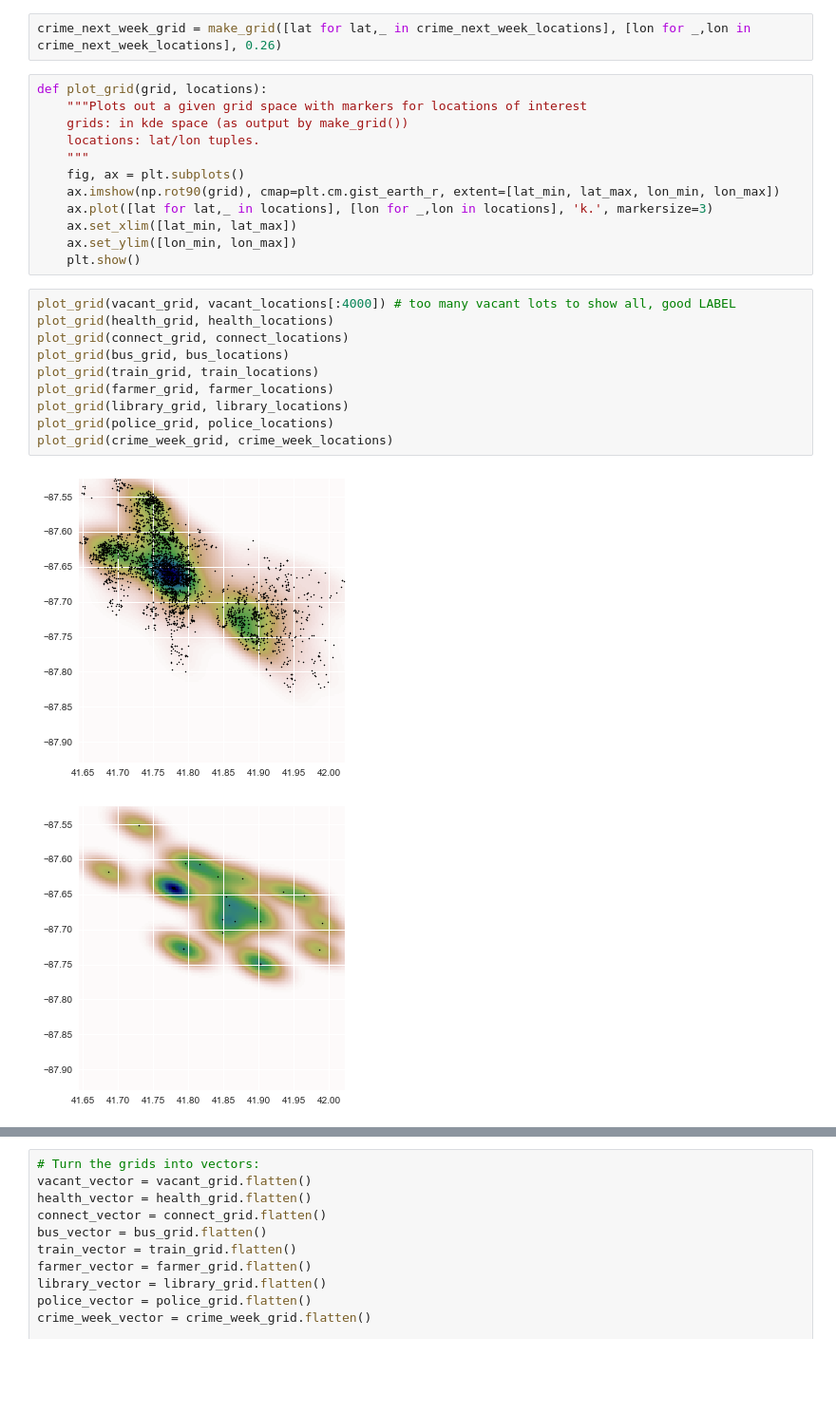
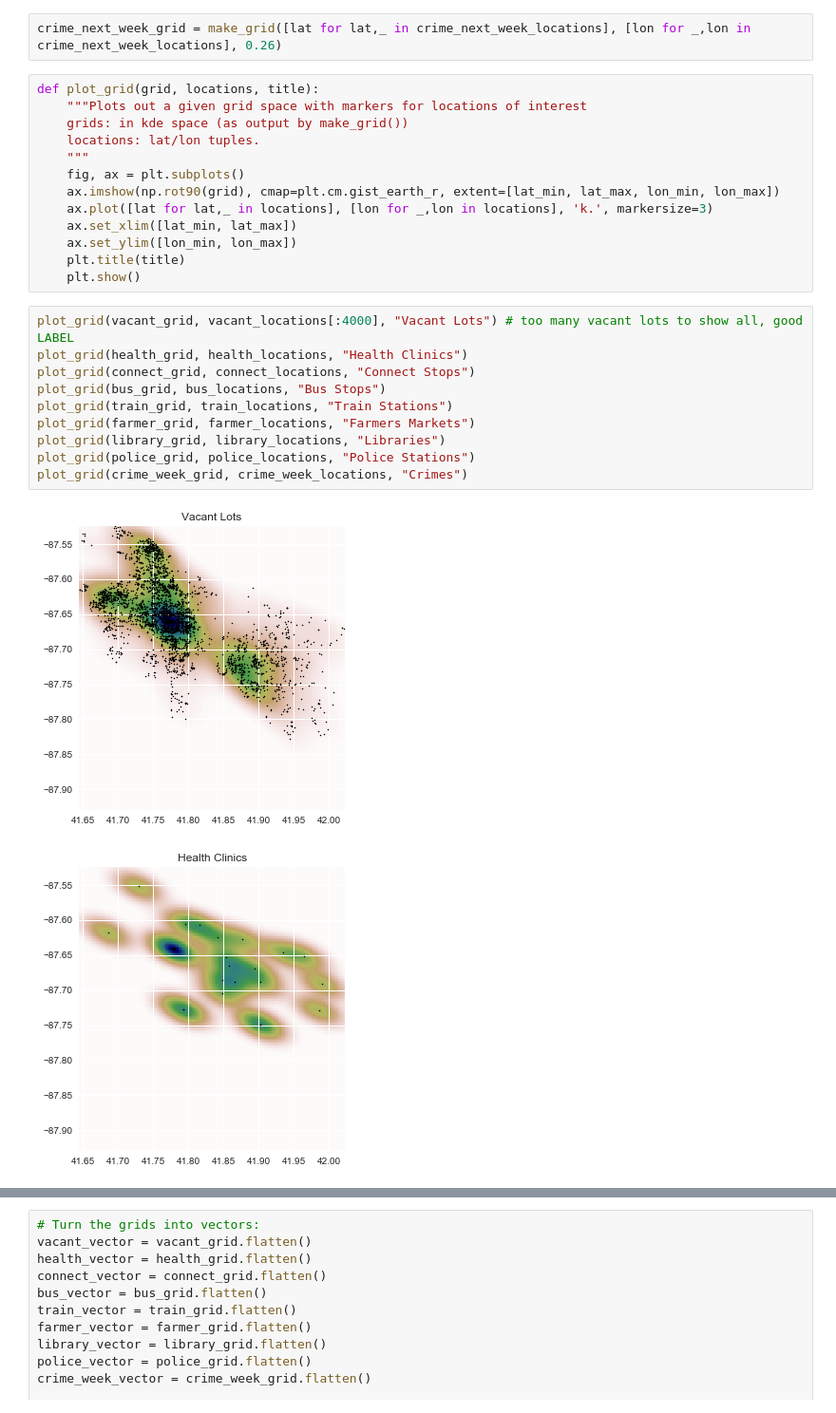
Before and after one commit to bennettjs/springboard, a Jupyter notebook: ChicagoCrime/ML and models.ipynb, the cells around one changed output, grey strips where cells are left out. Shown at 95% size. Saved outputs shown, nothing was run; the diff lists cells and outputs as text; blank space fills up the shorter version.

```diff
--- a/ChicagoCrime/ML and models.ipynb
+++ b/ChicagoCrime/ML and models.ipynb
@@ -117,7 +98,7 @@ crime_week_grid = make_grid([lat for lat,_ in crime_week_locations], [lon for _,
 # %%
 crime_next_week_grid = make_grid([lat for lat,_ in crime_next_week_locations], [lon for _,lon in crime_next_week_locations], 0.26)
 # %%
-def plot_grid(grid, locations):
+def plot_grid(grid, locations, title):
     """Plots out a given grid space with markers for locations of interest
     grids: in kde space (as output by make_grid())
     locations: lat/lon tuples.
@@ -127,17 +108,18 @@ def plot_grid(grid, locations):
     ax.plot([lat for lat,_ in locations], [lon for _,lon in locations], 'k.', markersize=3)
     ax.set_xlim([lat_min, lat_max])
     ax.set_ylim([lon_min, lon_max])
+    plt.title(title)
     plt.show()
 # %%
-plot_grid(vacant_grid, vacant_locations[:4000]) # too many vacant lots to show all, good LABEL
-plot_grid(health_grid, health_locations)
-plot_grid(connect_grid, connect_locations)
-plot_grid(bus_grid, bus_locations)
-plot_grid(train_grid, train_locations)
-plot_grid(farmer_grid, farmer_locations)
-plot_grid(library_grid, library_locations)
-plot_grid(police_grid, police_locations)
-plot_grid(crime_week_grid, crime_week_locations)
+plot_grid(vacant_grid, vacant_locations[:4000], "Vacant Lots") # too many vacant lots to show all, good LABEL
+plot_grid(health_grid, health_locations, "Health Clinics")
+plot_grid(connect_grid, connect_locations, "Connect Stops")
+plot_grid(bus_grid, bus_locations, "Bus Stops")
+plot_grid(train_grid, train_locations, "Train Stations")
+plot_grid(farmer_grid, farmer_locations, "Farmers Markets")
+plot_grid(library_grid, library_locations, "Libraries")
+plot_grid(police_grid, police_locations, "Police Stations")
+plot_grid(crime_week_grid, crime_week_locations, "Crimes")
 # %% [output]
-[figure, old version]
+[figure, new version]
-[figure, old version]
+[figure, new version]
```
Also changed, not shown: parts of 33 cells of this notebook.
